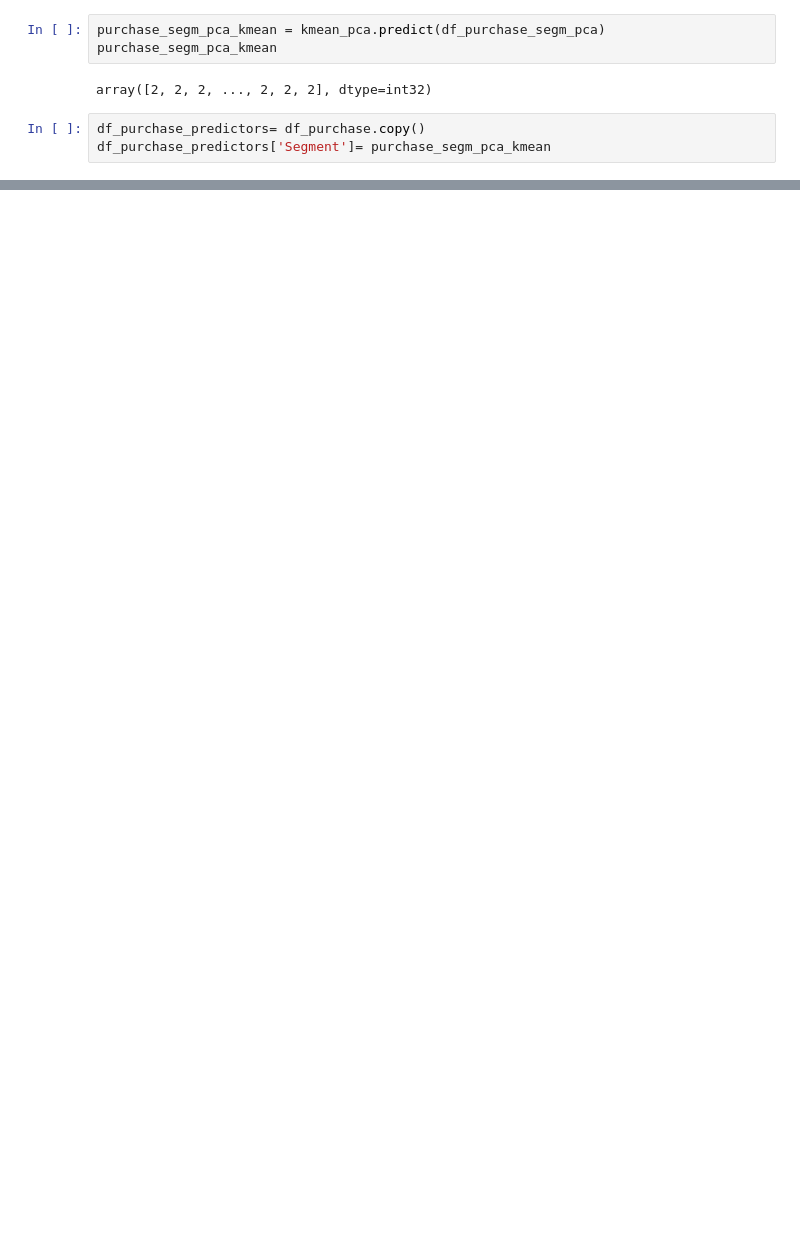
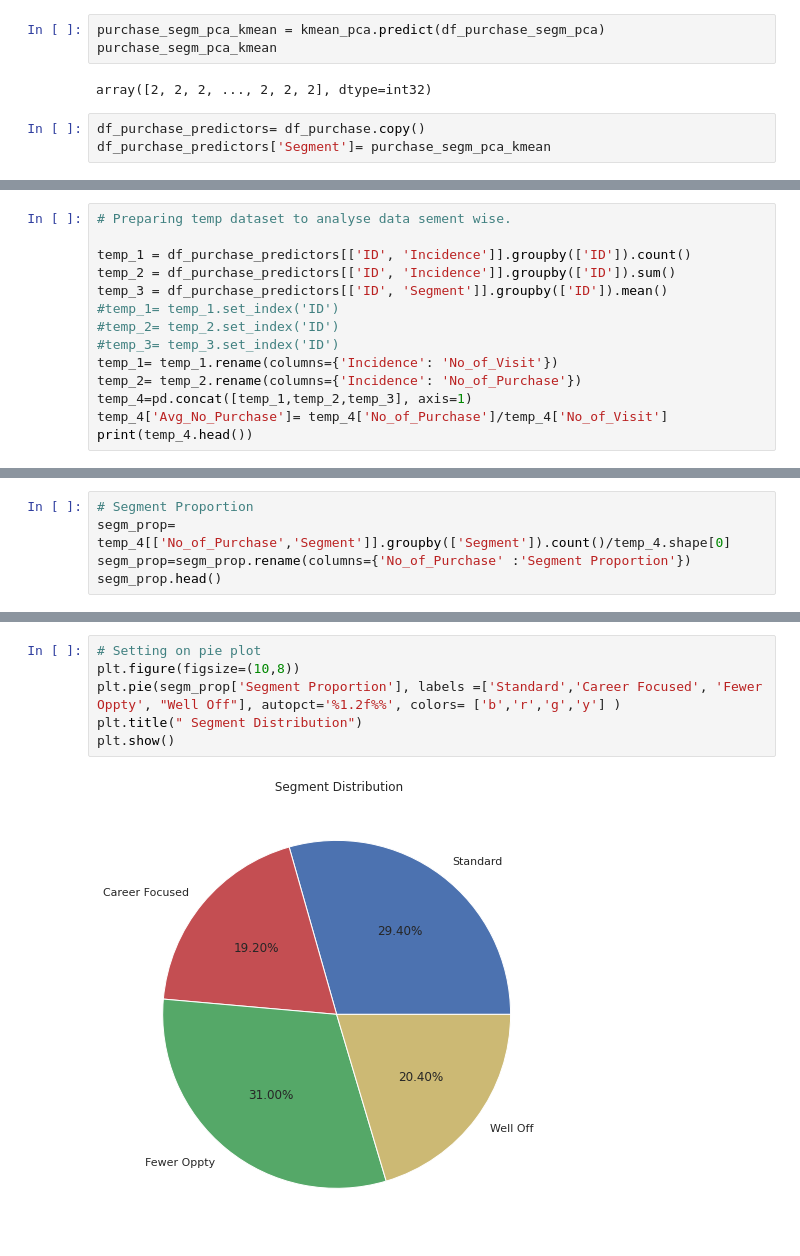
Before and after one commit to rajeevak40/Retail_Analytics, a Jupyter notebook: Purchase_Analytics.ipynb, the cells around one changed output, grey strips where cells are left out. Cells and saved outputs as stored; diff of their text form; blank space fills up the shorter version.

```diff
--- a/Purchase_Analytics.ipynb
+++ b/Purchase_Analytics.ipynb
@@ -108,0 +139,14 @@ df_purchase_predictors.head()
+# %%
+# Preparing temp dataset to analyse data sement wise.
+
+temp_1 = df_purchase_predictors[['ID', 'Incidence']].groupby(['ID']).count()
+temp_2 = df_purchase_predictors[['ID', 'Incidence']].groupby(['ID']).sum()
+temp_3 = df_purchase_predictors[['ID', 'Segment']].groupby(['ID']).mean()
+#temp_1= temp_1.set_index('ID')
+#temp_2= temp_2.set_index('ID')
+#temp_3= temp_3.set_index('ID')
+temp_1= temp_1.rename(columns={'Incidence': 'No_of_Visit'})
+temp_2= temp_2.rename(columns={'Incidence': 'No_of_Purchase'})
+temp_4=pd.concat([temp_1,temp_2,temp_3], axis=1)
+temp_4['Avg_No_Purchase']= temp_4['No_of_Purchase']/temp_4['No_of_Visit']
+print(temp_4.head())
@@ -108,0 +163,5 @@ df_purchase_predictors.head()
+# %%
+# Segment Proportion
+segm_prop= temp_4[['No_of_Purchase','Segment']].groupby(['Segment']).count()/temp_4.shape[0]
+segm_prop=segm_prop.rename(columns={'No_of_Purchase' :'Segment Proportion'})
+segm_prop.head()
@@ -108,0 +175,8 @@ df_purchase_predictors.head()
+# %%
+# Setting on pie plot
+plt.figure(figsize=(10,8))
+plt.pie(segm_prop['Segment Proportion'], labels =['Standard','Career Focused', 'Fewer Oppty', "Well Off"], autopct='%1.2f%%', colors= ['b','r','g','y'] )
+plt.title(" Segment Distribution")
+plt.show()
+# %% [output]
+[figure, added]
```
Also changed, not shown: parts of 31 cells of this notebook.
